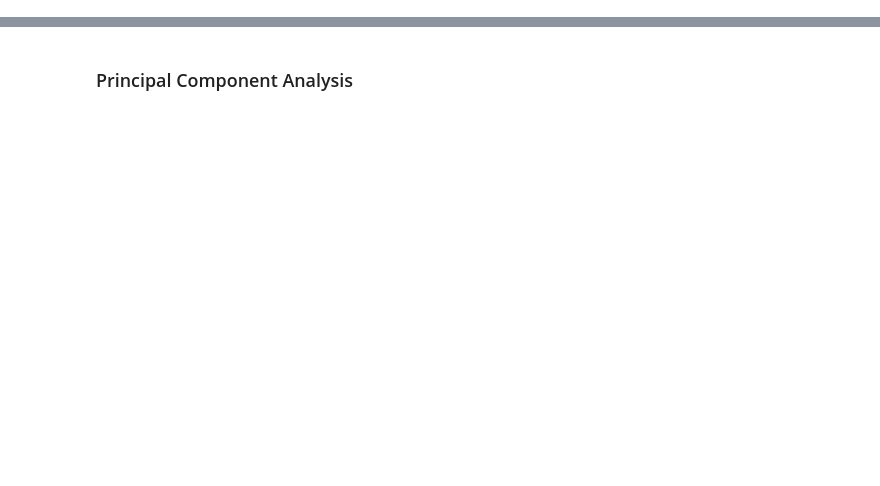
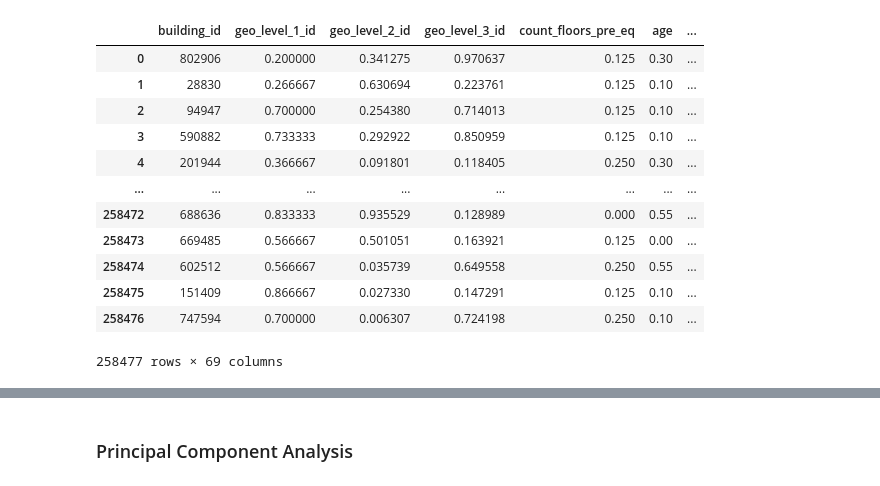
Before and after one commit to belulali/earthquake_usupervised, a Jupyter notebook: Earthquake - Unsupervised.ipynb, the cells around one changed output, grey strips where cells are left out. Cells and saved outputs as stored; diff of their text form; code cells hidden in the pictures; blank space fills up the shorter version.

```diff
--- a/Earthquake - Unsupervised.ipynb
+++ b/Earthquake - Unsupervised.ipynb
@@ -7,6 +8,22 @@ from sklearn.preprocessing import StandardScaler
 # %%
 extended_train_features = pd.read_csv('extended_train_features.csv')
 extended_train_labels = pd.read_csv('extended_train_labels.csv')
+
+extended_train_features
+# %% [output]
+|  | building_id | geo_level_1_id | geo_level_2_id | geo_level_3_id | count_floors_pre_eq | age | ... |
+| 0 | 802906 | 0.200000 | 0.341275 | 0.970637 | 0.125 | 0.30 | ... |
+| 1 | 28830 | 0.266667 | 0.630694 | 0.223761 | 0.125 | 0.10 | ... |
+| 2 | 94947 | 0.700000 | 0.254380 | 0.714013 | 0.125 | 0.10 | ... |
+| 3 | 590882 | 0.733333 | 0.292922 | 0.850959 | 0.125 | 0.10 | ... |
+| 4 | 201944 | 0.366667 | 0.091801 | 0.118405 | 0.250 | 0.30 | ... |
+| ... | ... | ... | ... | ... | ... | ... | ... |
+| 258472 | 688636 | 0.833333 | 0.935529 | 0.128989 | 0.000 | 0.55 | ... |
+| 258473 | 669485 | 0.566667 | 0.501051 | 0.163921 | 0.125 | 0.00 | ... |
+| 258474 | 602512 | 0.566667 | 0.035739 | 0.649558 | 0.250 | 0.55 | ... |
+| 258475 | 151409 | 0.866667 | 0.027330 | 0.147291 | 0.125 | 0.10 | ... |
+| 258476 | 747594 | 0.700000 | 0.006307 | 0.724198 | 0.250 | 0.10 | ... |
+258477 rows × 69 columns
 # %%
 # Remove building id
 exclude = ['building_id']
```
Also changed, not shown: parts of 21 cells of this notebook.
